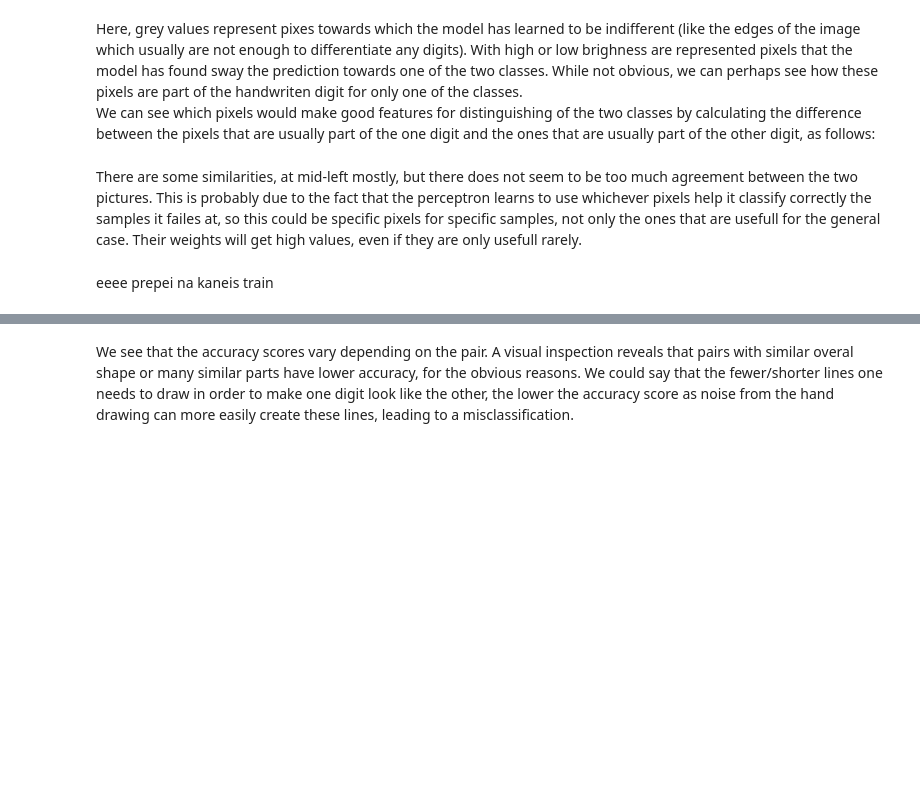
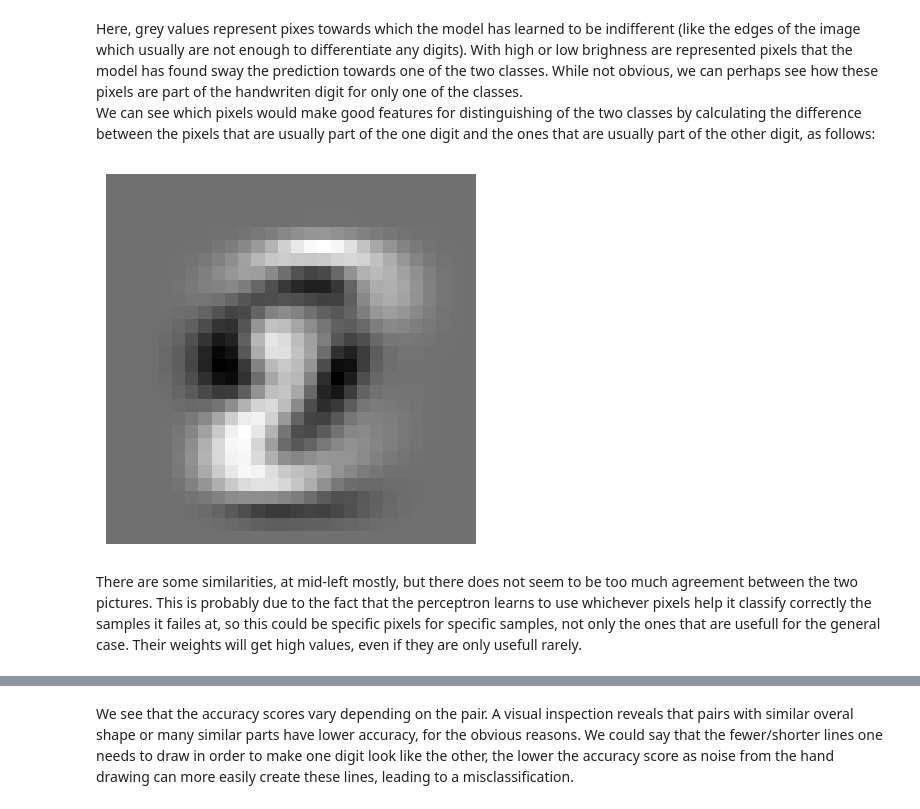
Before and after one commit to Manouil/ffoml, a Jupyter notebook: ga2_2.ipynb, the cells around one changed output, grey strips where cells are left out. Saved outputs shown, nothing was run; the diff lists cells and outputs as text; code cells hidden in the pictures; blank space fills up the shorter version.

```diff
--- a/ga2_2.ipynb
+++ b/ga2_2.ipynb
@@ -359,16 +420,16 @@ We can see which pixels would make good features for distinguishing of the two c
 # %%
 x_8 = x_train[y_train == 8]
 x_9 = x_train[y_train == 9]
 
 average_8 = np.mean(x_8, axis=0)
 average_9 = np.mean(x_9, axis=0)
 
 dif = average_8 - average_9
-print_digit(dif)
+print_digit(dif, 7)
+# %% [output]
+[figure, added]
 # %% [markdown]
 There are some similarities, at mid-left mostly, but there does not seem to be too much agreement between the two pictures. This is probably due to the fact that the perceptron learns to use whichever pixels help it classify correctly the samples it failes at, so this could be specific pixels for specific samples, not only the ones that are usefull for the general case. Their weights will get high values, even if they are only usefull rarely.
-# %% [markdown]
-eeee prepei na kaneis train
 # %%
 random_pairs = [random.sample(range(10), 2) for _ in range(5)]
 accuracies = []
```
Also changed, not shown: parts of 43 cells of this notebook, 36 other files.
